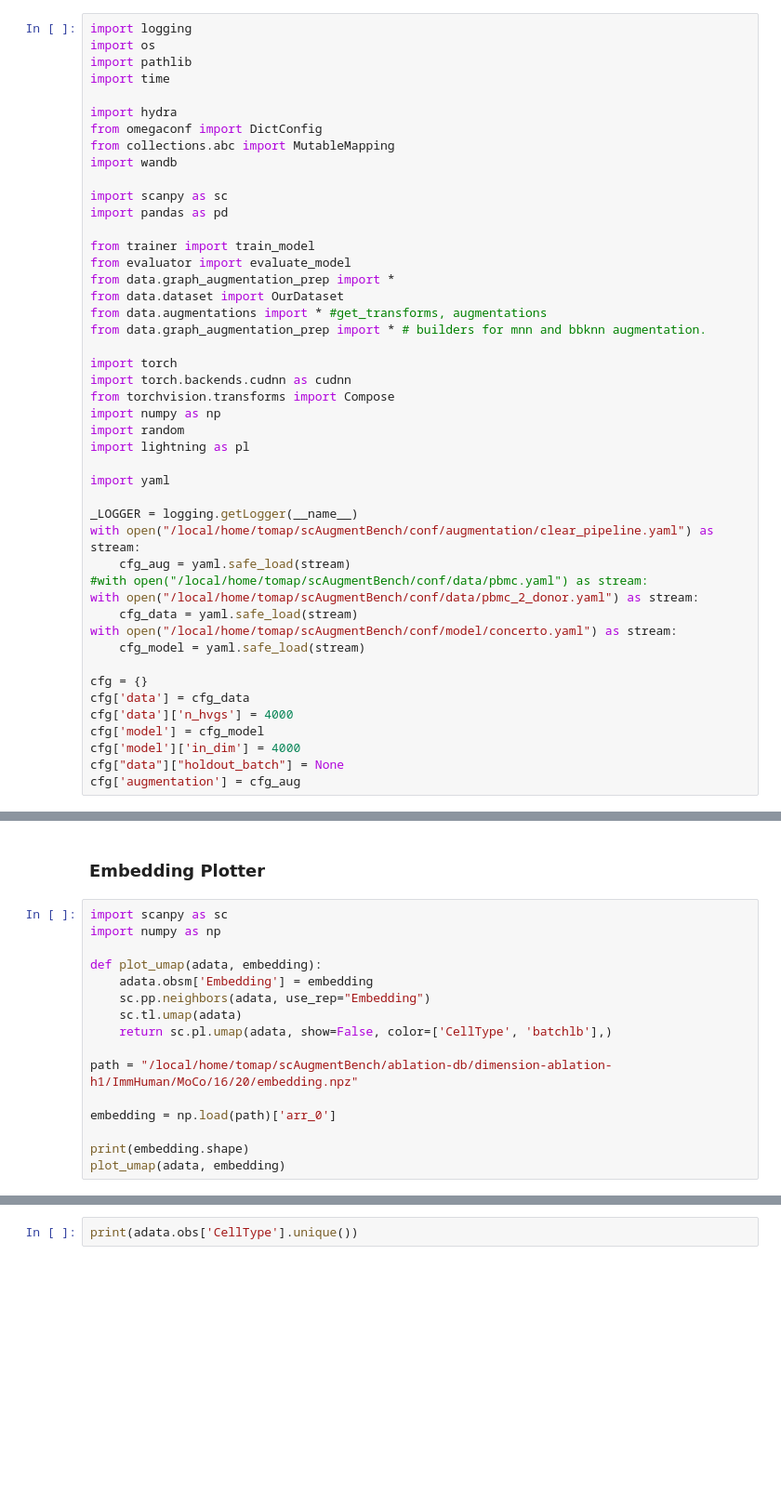
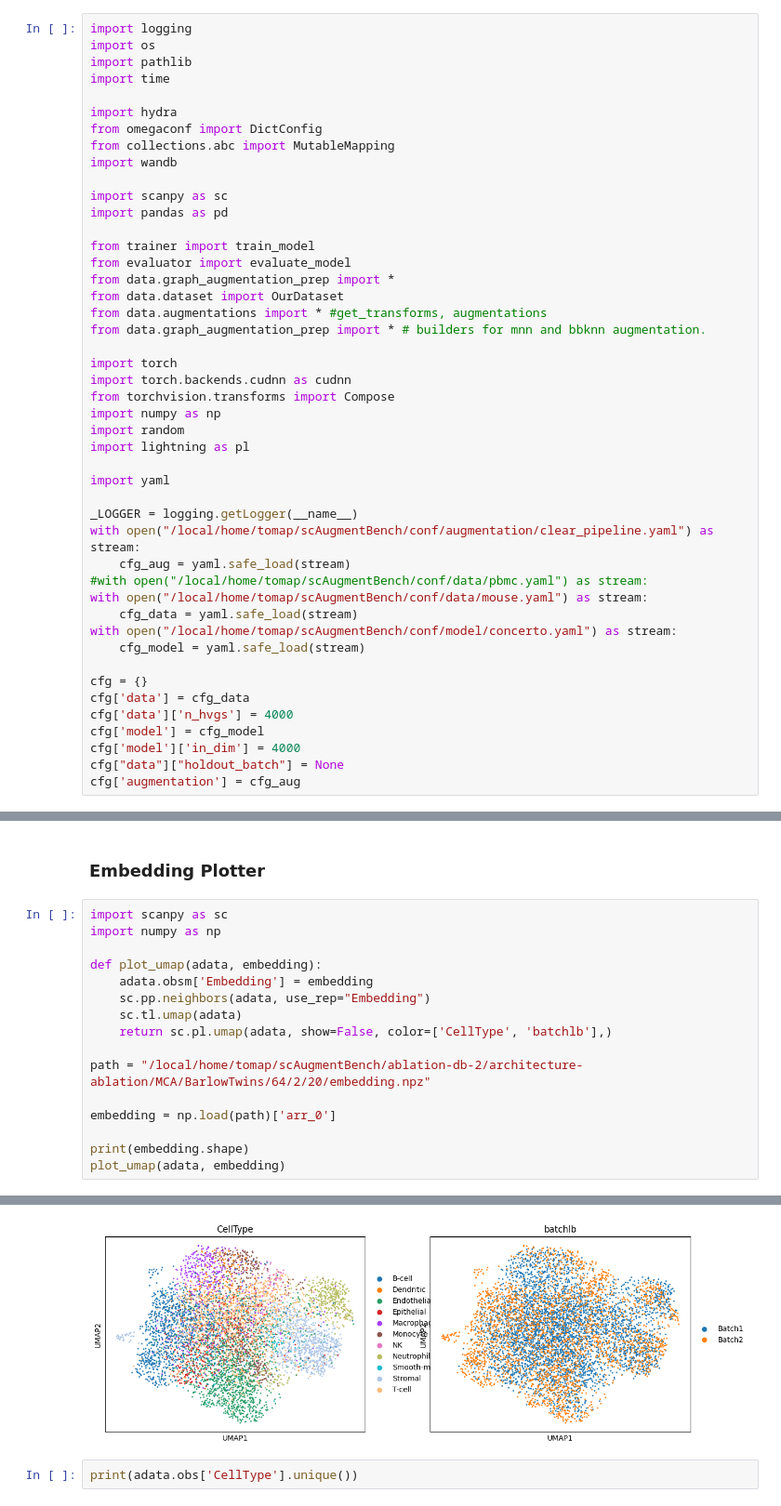
Before and after one commit to OlgaOvcharenko/scAugmentBench, a Jupyter notebook: debug.ipynb, the cells around one changed output, grey strips where cells are left out. Shown at 93% size. Saved outputs shown, nothing was run; the diff lists cells and outputs as text; blank space fills up the shorter version.

```diff
--- a/debug.ipynb
+++ b/debug.ipynb
@@ -32,7 +32,7 @@ _LOGGER = logging.getLogger(__name__)
 with open("/local/home/tomap/scAugmentBench/conf/augmentation/clear_pipeline.yaml") as stream:
     cfg_aug = yaml.safe_load(stream)
 #with open("/local/home/tomap/scAugmentBench/conf/data/pbmc.yaml") as stream:
-with open("/local/home/tomap/scAugmentBench/conf/data/pbmc_2_donor.yaml") as stream:
+with open("/local/home/tomap/scAugmentBench/conf/data/mouse.yaml") as stream:
     cfg_data = yaml.safe_load(stream)
 with open("/local/home/tomap/scAugmentBench/conf/model/concerto.yaml") as stream:
     cfg_model = yaml.safe_load(stream)
@@ -64,7 +63,7 @@ def plot_umap(adata, embedding):
     sc.tl.umap(adata)
     return sc.pl.umap(adata, show=False, color=['CellType', 'batchlb'],)
 
-path = "/local/home/tomap/scAugmentBench/ablation-db/dimension-ablation-h1/ImmHuman/MoCo/16/20/embedding.npz"
+path = "/local/home/tomap/scAugmentBench/ablation-db-2/architecture-ablation/MCA/BarlowTwins/64/2/20/embedding.npz"
 
 embedding = np.load(path)['arr_0']
 
@@ -76,3 +76,4 @@ ValueError: Value passed for key 'Embedding' is of incorrect shape. Values of ob
+[figure, added]
 # %%
 print(adata.obs['CellType'].unique())
 # %% [output]
```
Also changed, not shown: parts of 2 cells of this notebook, 4 other files.
